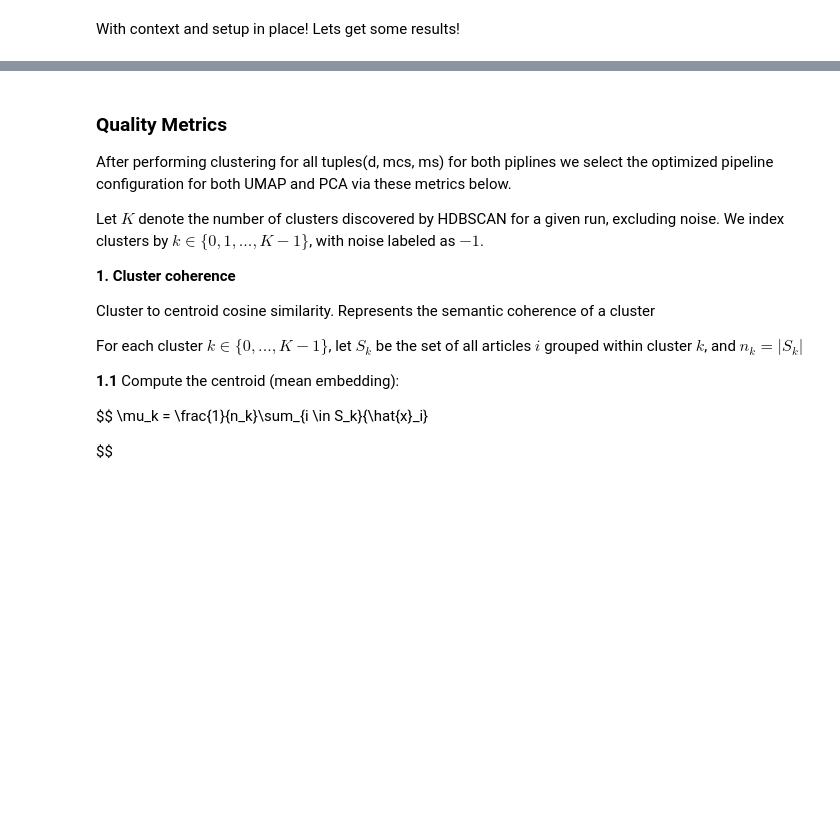
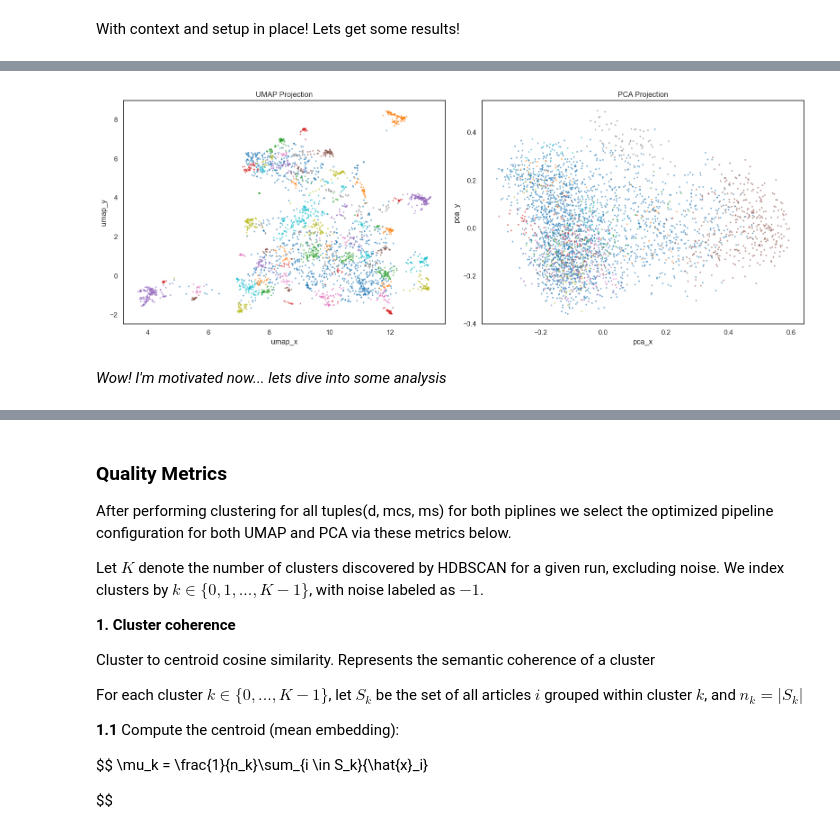
Before and after one commit to evansun06/trend-analysis-sr, a Jupyter notebook: analysis.ipynb, the cells around one changed output, grey strips where cells are left out. Drawn from its saved outputs; the diff is of its cells as text; code cells hidden in the pictures; blank space fills up the shorter version.

```diff
--- a/analysis.ipynb
+++ b/analysis.ipynb
@@ -285,0 +341,42 @@ results_df.head(30)
+# %%
+# Force labels to be strings so Seaborn treats them as distinct categories
+test_visuals['label_umap'] = test_visuals['label_umap'].astype(str)
+test_visuals['label_pca'] = test_visuals['label_pca'].astype(str)
+
+sns.set_theme(style="white")
+fig, axes = plt.subplots(1, 2, figsize=(16, 6))
+
+# 1. Plot UMAP
+sns.scatterplot(
+    ax=axes[0],
+    data=test_visuals.sort_values('label_umap'), # Sorting keeps the legend in order
+    x='umap_x', y='umap_y',
+    hue='label_umap',
+    palette='tab10', # 'tab10' or 'Set1' are great for distinct categories
+    alpha=0.6,
+    s = 5,
+    edgecolor=None,
+    legend=False
+)
+axes[0].set_title('UMAP Projection')
+
+# 2. Plot PCA
+sns.scatterplot(
+    ax=axes[1],
+    data=test_visuals.sort_values('label_pca'),
+    x='pca_x', y='pca_y',
+    hue='label_pca',
+    palette='tab10',
+    alpha=0.6,
+    s = 5,
+    edgecolor=None,
+    legend=False
+)
+axes[1].set_title('PCA Projection')
+
+plt.tight_layout()
+plt.show()
+# %% [output]
+[figure, added]
+# %% [markdown]
+_Wow! I'm motivated now... lets dive into some analysis_
```
Also changed, not shown: parts of 6 cells of this notebook, 1 other file.
